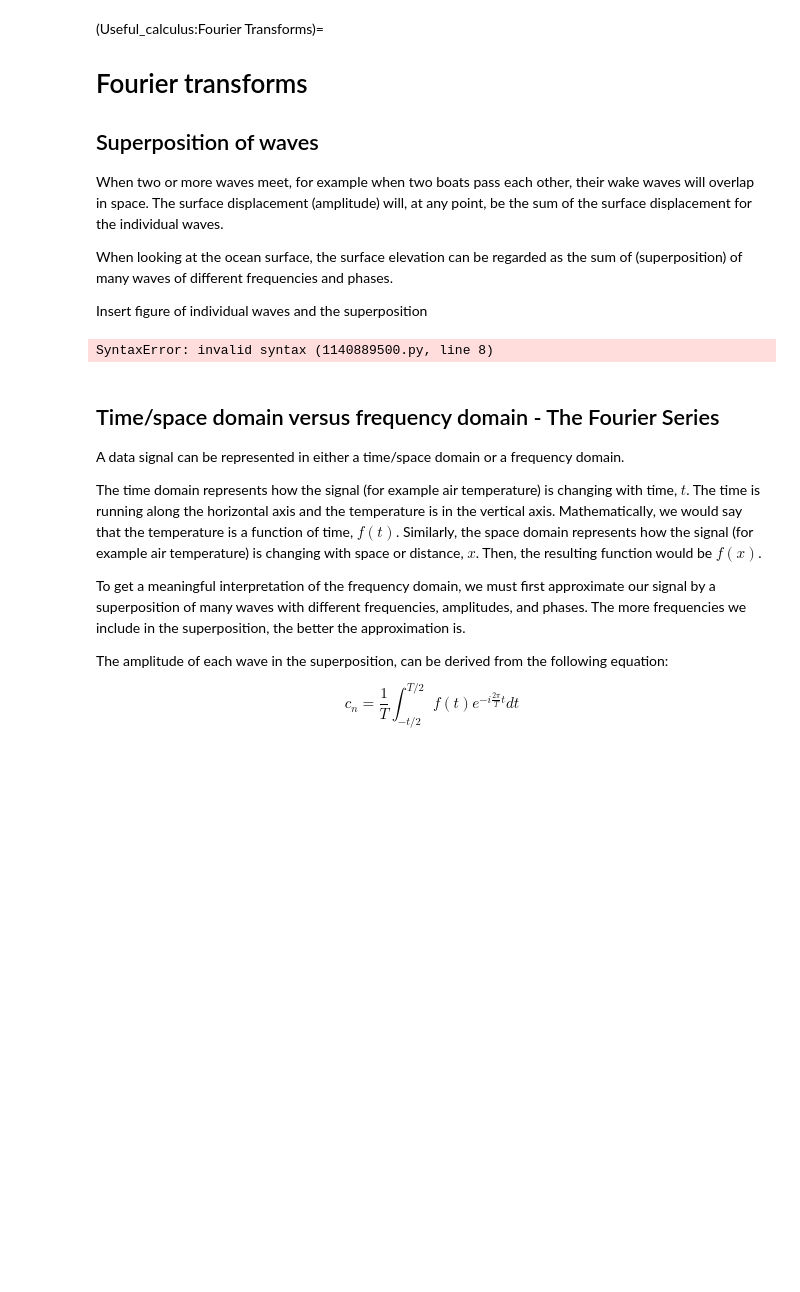
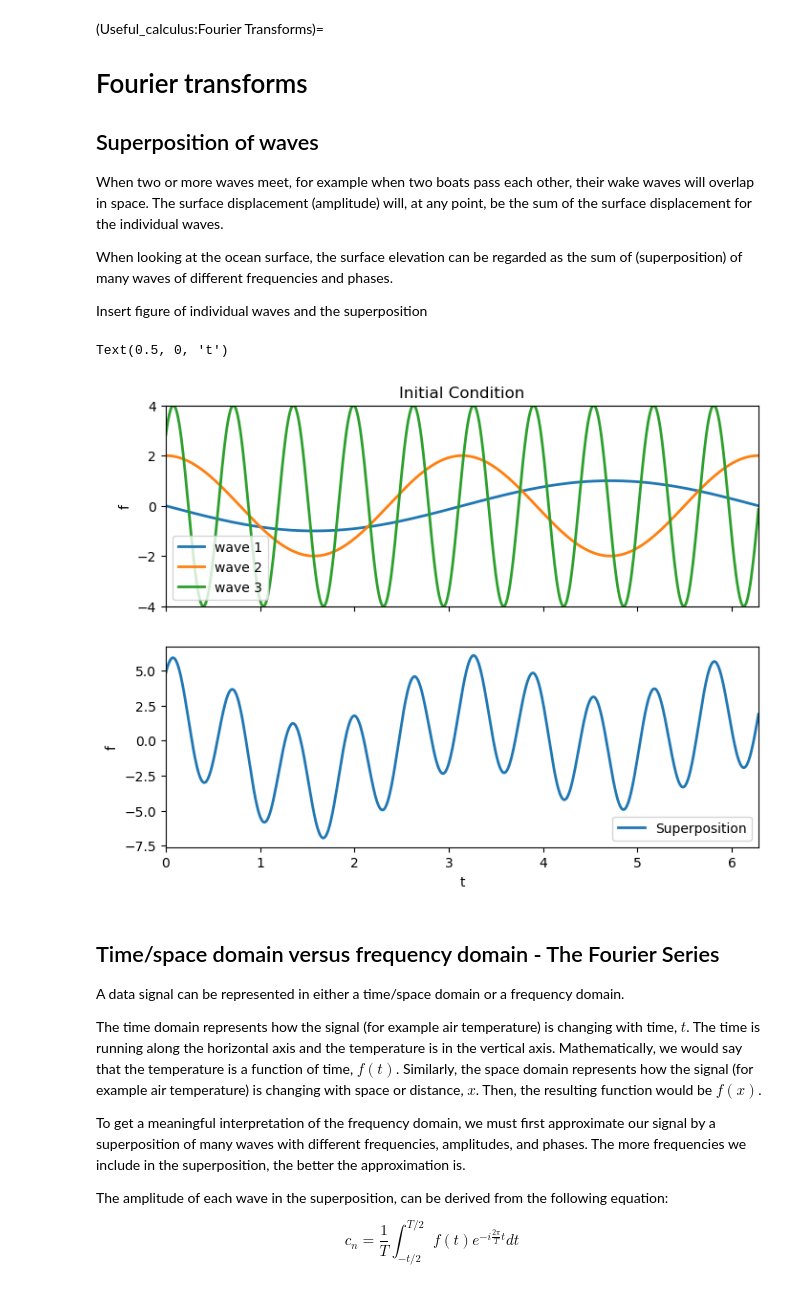
Before and after one commit to thorbjornmoeUiB/GEOF211_compendium, a Jupyter notebook: GEOF211_book/_build/jupyter_execute/Useful_calculus/Fourier_transforms.ipynb, the cells around one changed output. Cells and saved outputs as stored; diff of their text form; code cells hidden in the pictures; blank space fills up the shorter version.

Commit message:
tweak figure

```diff
--- a/GEOF211_book/_build/jupyter_execute/Useful_calculus/Fourier_transforms.ipynb
+++ b/GEOF211_book/_build/jupyter_execute/Useful_calculus/Fourier_transforms.ipynb
@@ -15,35 +15,36 @@ import matplotlib.pyplot as plt
 # Create time values
 t = np.linspace(0, 2 * np.pi, 1000) #eight cycles
 
 #define frequencies, phases, and amplitudes of three sine waves
-frequencies=1./np.array([2*np.pi.,np.pi,2./np.pi])
+frequencies=1./np.array([2*np.pi,np.pi,2./np.pi])
 phases=np.pi*np.array([1.,1./2,1./4])
 amplitudes=np.array([1.,2.,4.])
 
 # compute the wave signals
 wave1 = amplitudes[0] * np.sin(2 * np.pi * frequencies[0] * t + phases[0])
 wave2 = amplitudes[1] * np.sin(2 * np.pi * frequencies[1] * t + phases[1])
 wave3 = amplitudes[2] * np.sin(2 * np.pi * frequencies[2] * t + phases[2])
 
 #plot the wave signals
 fig, ax = plt.subplots(2, 1, figsize=(8, 6), sharex=True)
 ax[0].set_xlim(( 0, 2*np.pi))
 ax[0].set_ylim((-4, 4))
 
 line1, = ax[0].plot(t, wave1, lw = 2, label='wave 1')
 line2, = ax[0].plot(t, wave2, lw = 2, label='wave 2')
 line3, = ax[0].plot(t, wave3, lw = 2, label='wave 3')
 
 line4, = ax[1].plot(t, wave1+wave2+wave3, lw = 2, label='Superposition')
 
 ax[0].set_ylabel('f')
 ax[0].set_title("Initial Condition")
 ax[0].legend()
 ax[1].legend()
 ax[1].set_ylabel('f')
 ax[1].set_xlabel('t')
 # %% [output]
-SyntaxError: invalid syntax (1140889500.py, line 8)
+Text(0.5, 0, 't')
+[figure, added]
 # %% [markdown]
 ## Time/space domain versus frequency domain - The Fourier Series
 
```
Also changed, not shown: 8 other files.
